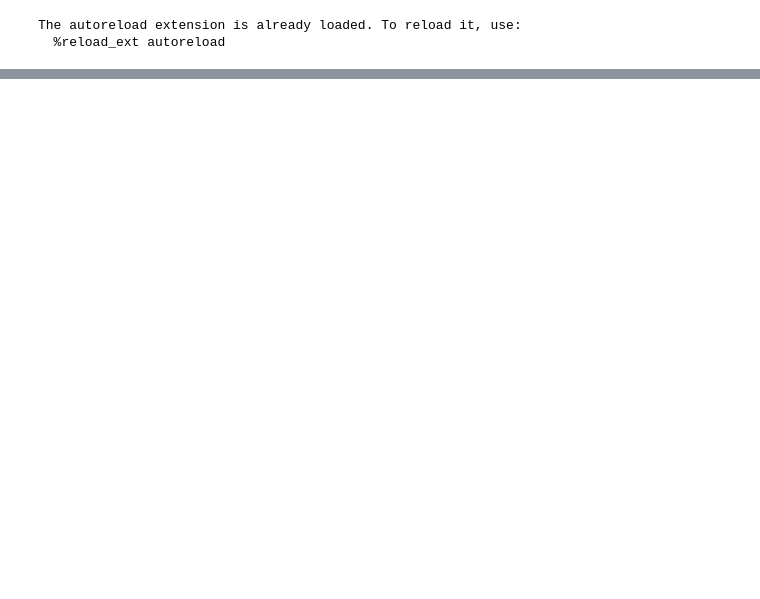
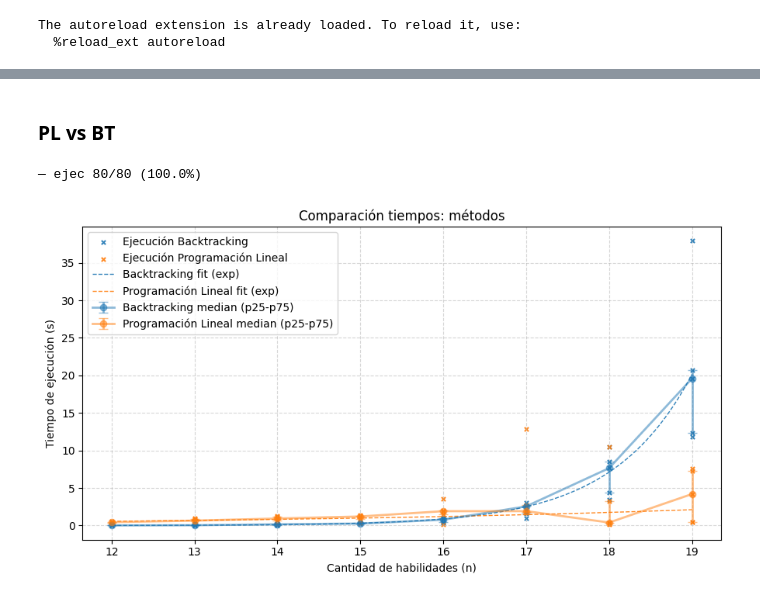
Before and after one commit to hhuzan/tda_tp_3, a Jupyter notebook: mediciones/mediciones.ipynb, the cells around one changed output, grey strips where cells are left out. Cells and saved outputs as stored; diff of their text form; code cells hidden in the pictures; blank space fills up the shorter version.

```diff
--- a/mediciones/mediciones.ipynb
+++ b/mediciones/mediciones.ipynb
@@ -328,0 +282,22 @@ plt.show()
+# %% [markdown]
+### PL vs BT
+# %%
+methods = {
+    "Backtracking": (lambda h: resolver(CANT_GRUPOS, h, True)),
+    "Programación Lineal": (lambda h: prog_lineal(CANT_GRUPOS, h)[0])  # wrapper ignora retorno
+}
+
+sizes = list(range(MIN_TAM, MAX_TAM+1))
+
+df_all = measure_methods(methods, sizes, reps=REPS)
+
+fit_spec = {
+    "Backtracking": "exp",
+    "Programación Lineal": "exp",
+    # None  para no ajustar
+}
+
+plot_comparison(df_all, fit_spec=fit_spec, save_path="../informe/img/comparacion_tiempos_pl_vs_bt.png")
+# %% [output]
+— ejec 80/80 (100.0%)
+[figure, added]
```
Also changed, not shown: parts of 21 cells of this notebook, 5 other files.
